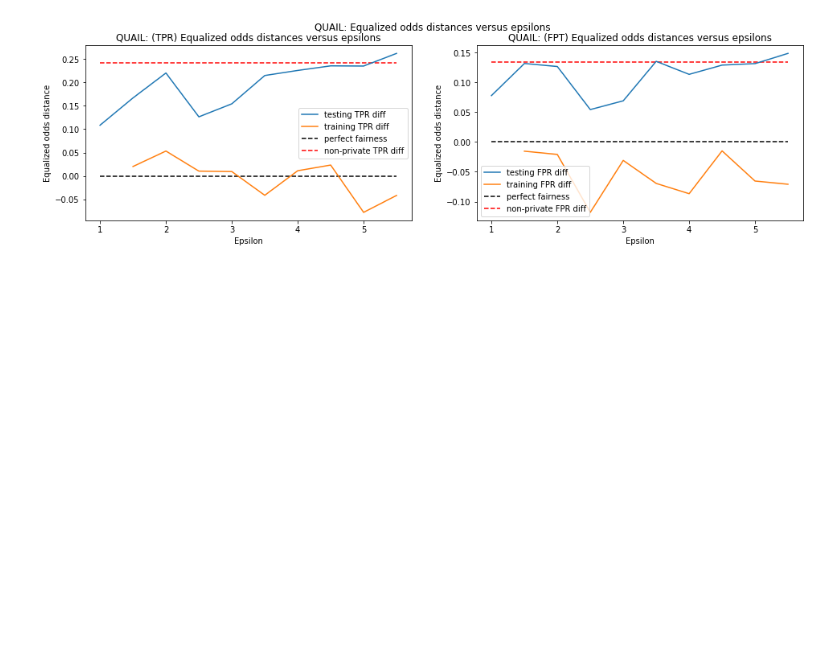
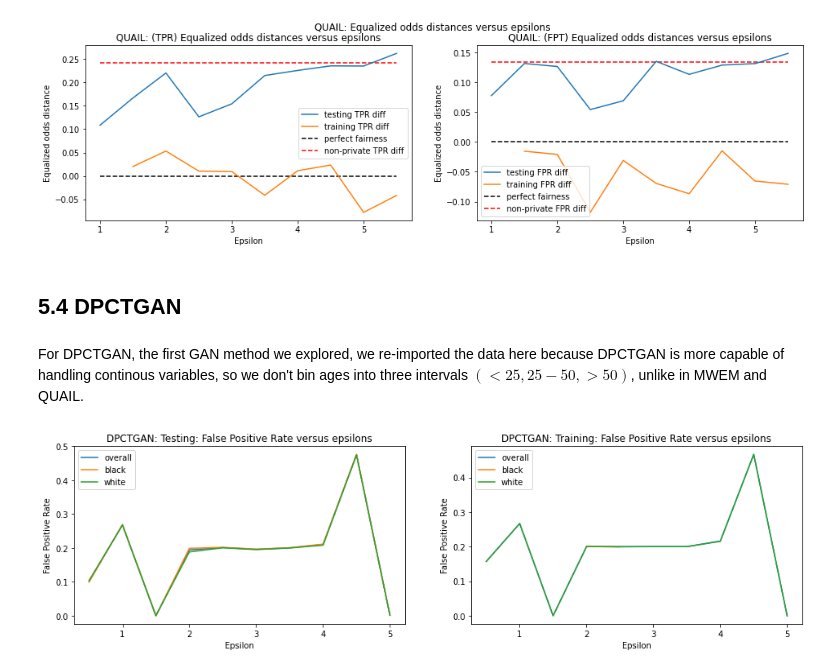
Before and after one commit to kgrabarz/microsoft_capstone_fall_2021, a Jupyter notebook: Code/Pipelines_and_EDA/5_COMPAS_Synthesizers.ipynb, the cells around one changed output. Cells and saved outputs as stored; diff of their text form; code cells hidden in the pictures; blank space fills up the shorter version.

Commit message:
add DPCTGAN of COMPAS dataset

```diff
--- a/Code/Pipelines_and_EDA/5_COMPAS_Synthesizers.ipynb
+++ b/Code/Pipelines_and_EDA/5_COMPAS_Synthesizers.ipynb
@@ -105,7 +123,8 @@ def process_COMPAS(temp_df):
 def logisticRegression(x_train, y_train, x_test):
     from sklearn.linear_model import LogisticRegression
 
-    logisticRegr = LogisticRegression(solver='lbfgs', max_iter=500)
+    # logisticRegr = LogisticRegression(solver='lbfgs', max_iter=500)
+    logisticRegr = LogisticRegression()
     logisticRegr.fit(x_train, y_train)
 
     train_predictions = logisticRegr.predict(x_train)
@@ -371,3 +398,32 @@ plotAccuracy("QUAIL", test_results, train_results, epsilons)
 plotEqualizedOdds("QUAIL", test_results, train_results, epsilons)
 # %% [output]
 [figure]
+# %% [markdown]
+## 5.4 DPCTGAN
+# %% [markdown]
+For DPCTGAN, the first GAN method we explored, we re-imported the data here because DPCTGAN is more capable of handling continous variables, so we don't bin ages into three intervals $(<25, 25-50, >50)$, unlike in MWEM and QUAIL.
+# %%
+url = 'https://raw.githubusercontent.com/propublica/compas-analysis/master/compas-scores-two-years.csv'
+df = pd.read_csv(url)
+df = process_COMPAS(df, is_GAN = True)
+# %%
+# Split processed data into train and test (fixed random seed)
+train_data, test_data = train_test_split(df, test_size=0.2, random_state=random.randint(0,100))
+
+# Split test data into X and y
+x_test, y_test = test_data.drop(["two_year_recid","race"], axis=1), test_data["two_year_recid"]
+# %%
+epsilons = np.linspace(0.5,5,10)
+try:
+    # Try to load the dictionary with ten repetitions
+    COMPAS_fairness_DPCTGAN = np.load("COMPAS_fairness_DPCTGAN.npy", allow_pickle=True).item()
+    train_results, test_results = COMPAS_fairness_DPCTGAN["train_results"], COMPAS_fairness_DPCTGAN["test_results"]
+except:
+    test_results, train_results = synthesizer(train_data, test_data, x_test, y_test, epsilons, niteration = 15, synthesizer="DPCTGAN")
+    np.save("COMPAS_fairness_DPCTGAN.npy", {"train_results": train_results, "test_results": test_results})
+
+print(test_results, train_results)
+# %%
+plotFPR("DPCTGAN", test_results, train_results, epsilons)
+# %% [output]
+[figure, added]
```
Also changed, not shown: parts of 19 cells of this notebook, 2 other files.
